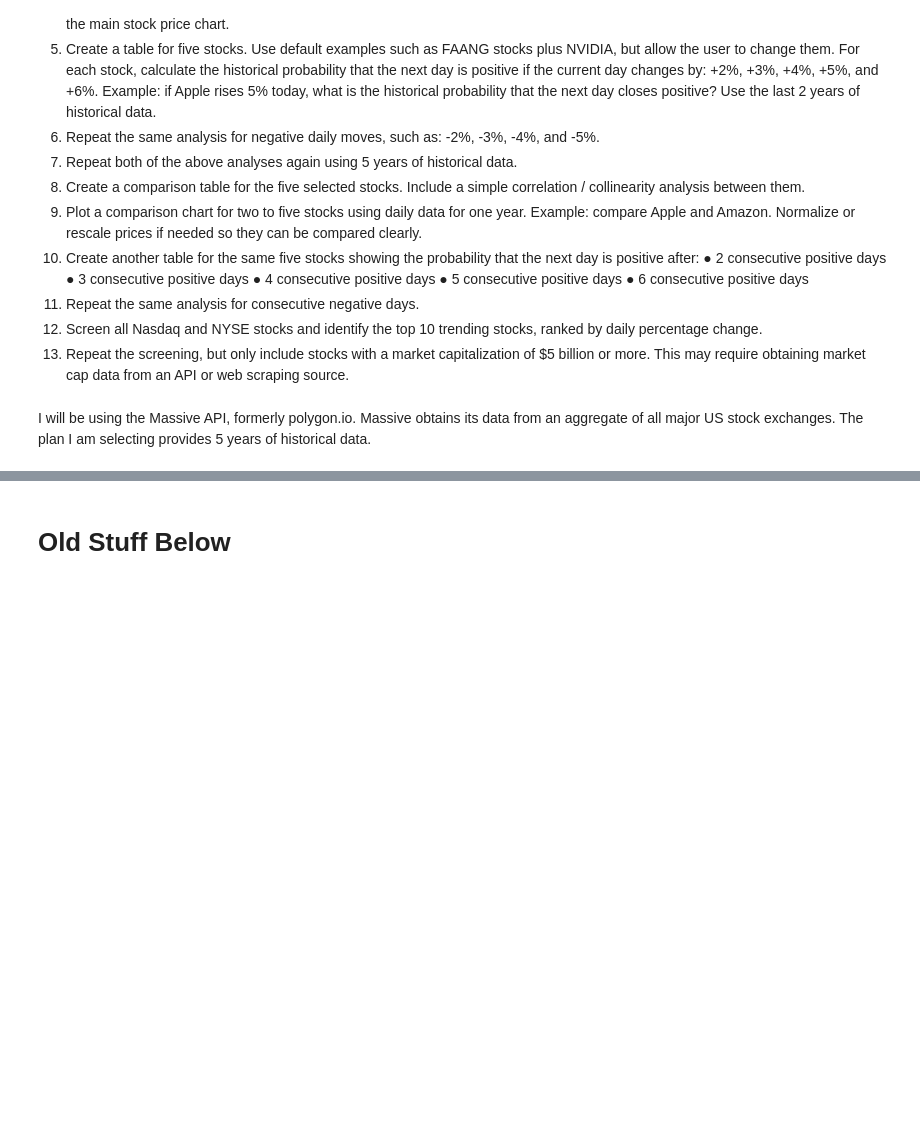
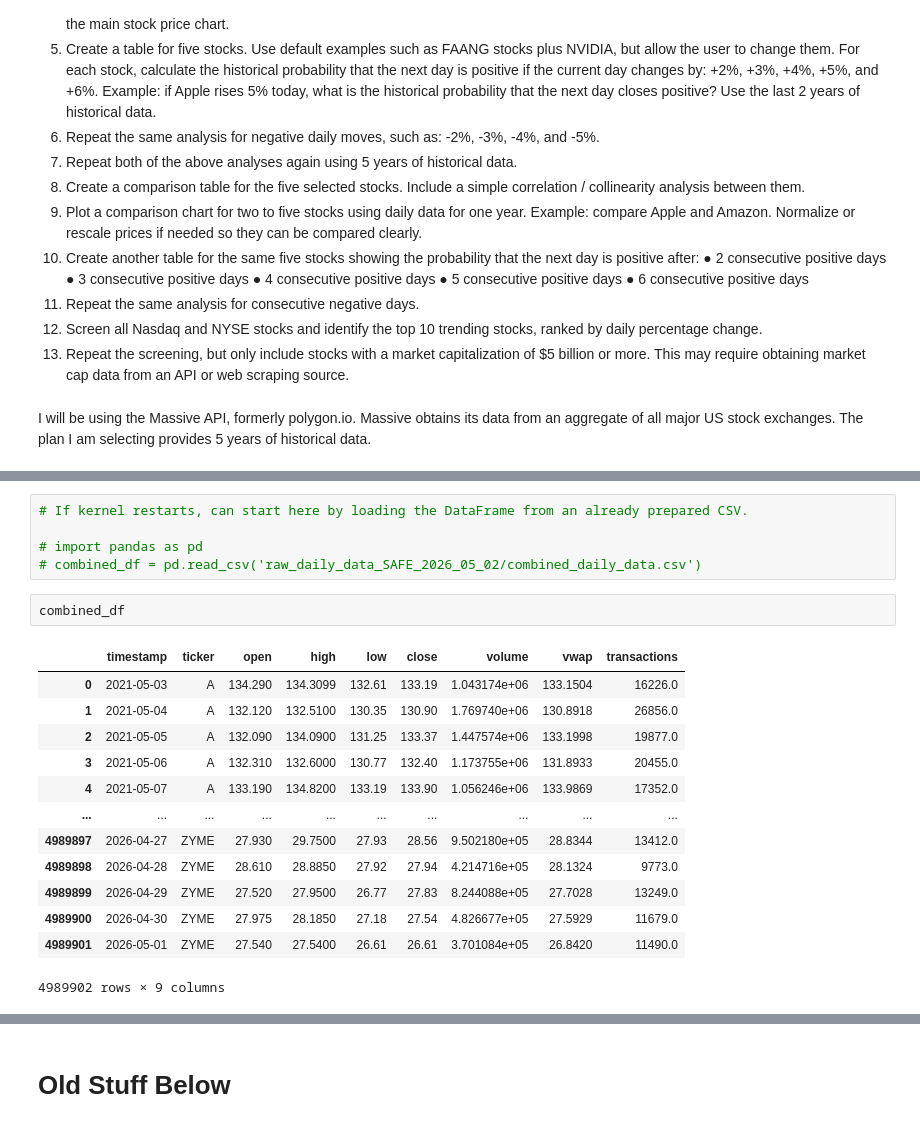
Before and after one commit to matthewcavanaugh96/megalabs, a Jupyter notebook: stock_prediction/1a - Daily Data ETL.ipynb, the cells around one changed output, grey strips where cells are left out. Drawn from its saved outputs; the diff is of its cells as text; blank space fills up the shorter version.

```diff
--- a/stock_prediction/1a - Daily Data ETL_SAFE_2026_04_29.ipynb
+++ b/stock_prediction/1a - Daily Data ETL.ipynb
@@ -966,0 +350,21 @@ Failed tickers saved: 1
+# %%
+# If kernel restarts, can start here by loading the DataFrame from an already prepared CSV.
+
+# import pandas as pd
+# combined_df = pd.read_csv('raw_daily_data_SAFE_2026_05_02/combined_daily_data.csv')
+# %%
+combined_df
+# %% [output]
+|  | timestamp | ticker | open | high | low | close | volume | vwap | transactions |
+| 0 | 2021-05-03 | A | 134.290 | 134.3099 | 132.61 | 133.19 | 1.043174e+06 | 133.1504 | 16226.0 |
+| 1 | 2021-05-04 | A | 132.120 | 132.5100 | 130.35 | 130.90 | 1.769740e+06 | 130.8918 | 26856.0 |
+| 2 | 2021-05-05 | A | 132.090 | 134.0900 | 131.25 | 133.37 | 1.447574e+06 | 133.1998 | 19877.0 |
+| 3 | 2021-05-06 | A | 132.310 | 132.6000 | 130.77 | 132.40 | 1.173755e+06 | 131.8933 | 20455.0 |
+| 4 | 2021-05-07 | A | 133.190 | 134.8200 | 133.19 | 133.90 | 1.056246e+06 | 133.9869 | 17352.0 |
+| ... | ... | ... | ... | ... | ... | ... | ... | ... | ... |
+| 4989897 | 2026-04-27 | ZYME | 27.930 | 29.7500 | 27.93 | 28.56 | 9.502180e+05 | 28.8344 | 13412.0 |
+| 4989898 | 2026-04-28 | ZYME | 28.610 | 28.8850 | 27.92 | 27.94 | 4.214716e+05 | 28.1324 | 9773.0 |
+| 4989899 | 2026-04-29 | ZYME | 27.520 | 27.9500 | 26.77 | 27.83 | 8.244088e+05 | 27.7028 | 13249.0 |
+| 4989900 | 2026-04-30 | ZYME | 27.975 | 28.1850 | 27.18 | 27.54 | 4.826677e+05 | 27.5929 | 11679.0 |
+| 4989901 | 2026-05-01 | ZYME | 27.540 | 27.5400 | 26.61 | 26.61 | 3.701084e+05 | 26.8420 | 11490.0 |
+4989902 rows × 9 columns
```
Also changed, not shown: parts of 15 cells of this notebook, 1 other file.
